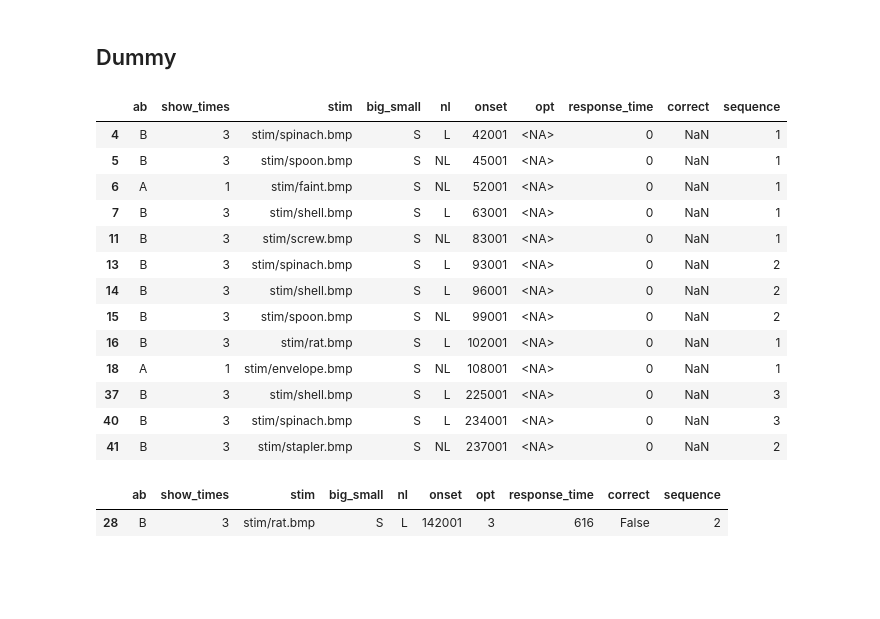
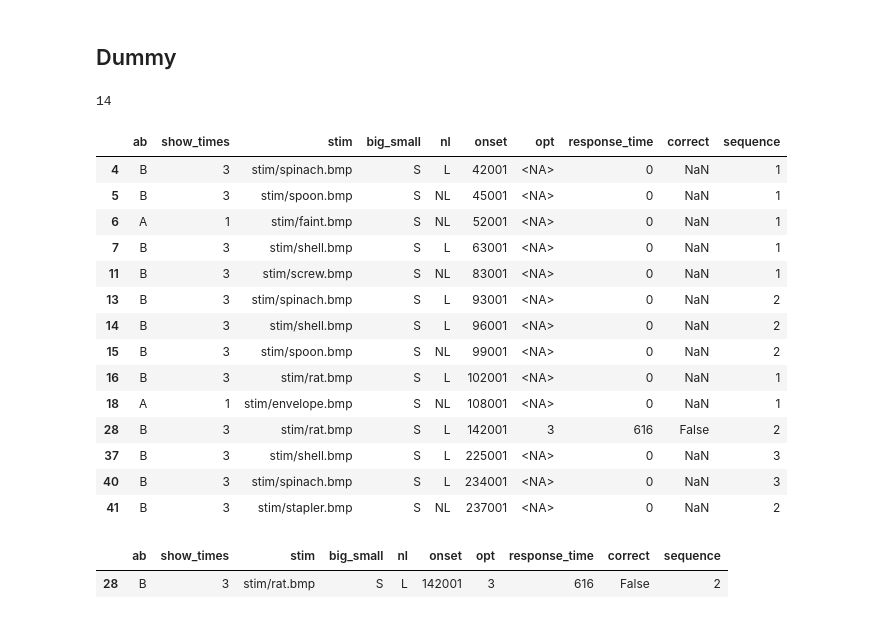
Before and after one commit to McSonk/brain-imaging, a Jupyter notebook: code/python/behavioural.ipynb, the cells around one changed output. Drawn from its saved outputs; the diff is of its cells as text; code cells hidden in the pictures; blank space fills up the shorter version.

```diff
--- a/code/python/behavioural.ipynb
+++ b/code/python/behavioural.ipynb
@@ -97,22 +98,27 @@ rep1_o1[rep1_o1['stim'] == 'stim/statue.bmp']
 # %% [markdown]
 ## Dummy
-# %%
-rep1_o1[rep1_o1['opt'].isna()]
-# %% [output]
-|  | ab | show_times | stim | big_small | nl | onset | opt | response_time | correct | sequence |
-| 4 | B | 3 | stim/spinach.bmp | S | L | 42001 | <NA> | 0 | NaN | 1 |
-| 5 | B | 3 | stim/spoon.bmp | S | NL | 45001 | <NA> | 0 | NaN | 1 |
-| 6 | A | 1 | stim/faint.bmp | S | NL | 52001 | <NA> | 0 | NaN | 1 |
-| 7 | B | 3 | stim/shell.bmp | S | L | 63001 | <NA> | 0 | NaN | 1 |
-| 11 | B | 3 | stim/screw.bmp | S | NL | 83001 | <NA> | 0 | NaN | 1 |
-| 13 | B | 3 | stim/spinach.bmp | S | L | 93001 | <NA> | 0 | NaN | 2 |
-| 14 | B | 3 | stim/shell.bmp | S | L | 96001 | <NA> | 0 | NaN | 2 |
-| 15 | B | 3 | stim/spoon.bmp | S | NL | 99001 | <NA> | 0 | NaN | 2 |
-| 16 | B | 3 | stim/rat.bmp | S | L | 102001 | <NA> | 0 | NaN | 1 |
-| 18 | A | 1 | stim/envelope.bmp | S | NL | 108001 | <NA> | 0 | NaN | 1 |
-| 37 | B | 3 | stim/shell.bmp | S | L | 225001 | <NA> | 0 | NaN | 3 |
-| 40 | B | 3 | stim/spinach.bmp | S | L | 234001 | <NA> | 0 | NaN | 3 |
-| 41 | B | 3 | stim/stapler.bmp | S | NL | 237001 | <NA> | 0 | NaN | 2 |
+# %%
+dummy = rep1_o1[(rep1_o1['opt'].isna()) | (rep1_o1['correct'] == False)]
+
+print(len(dummy))
+dummy
+# %% [output]
+14
+|  | ab | show_times | stim | big_small | nl | onset | opt | response_time | correct | sequence |
+| 4 | B | 3 | stim/spinach.bmp | S | L | 42001 | <NA> | 0 | NaN | 1 |
+| 5 | B | 3 | stim/spoon.bmp | S | NL | 45001 | <NA> | 0 | NaN | 1 |
+| 6 | A | 1 | stim/faint.bmp | S | NL | 52001 | <NA> | 0 | NaN | 1 |
+| 7 | B | 3 | stim/shell.bmp | S | L | 63001 | <NA> | 0 | NaN | 1 |
+| 11 | B | 3 | stim/screw.bmp | S | NL | 83001 | <NA> | 0 | NaN | 1 |
+| 13 | B | 3 | stim/spinach.bmp | S | L | 93001 | <NA> | 0 | NaN | 2 |
+| 14 | B | 3 | stim/shell.bmp | S | L | 96001 | <NA> | 0 | NaN | 2 |
+| 15 | B | 3 | stim/spoon.bmp | S | NL | 99001 | <NA> | 0 | NaN | 2 |
+| 16 | B | 3 | stim/rat.bmp | S | L | 102001 | <NA> | 0 | NaN | 1 |
+| 18 | A | 1 | stim/envelope.bmp | S | NL | 108001 | <NA> | 0 | NaN | 1 |
+| 28 | B | 3 | stim/rat.bmp | S | L | 142001 | 3 | 616 | False | 2 |
+| 37 | B | 3 | stim/shell.bmp | S | L | 225001 | <NA> | 0 | NaN | 3 |
+| 40 | B | 3 | stim/spinach.bmp | S | L | 234001 | <NA> | 0 | NaN | 3 |
+| 41 | B | 3 | stim/stapler.bmp | S | NL | 237001 | <NA> | 0 | NaN | 2 |
 # %%
 # This was classified as a dummy
 
```
Also changed, not shown: parts of 17 cells of this notebook, 1 other file.
